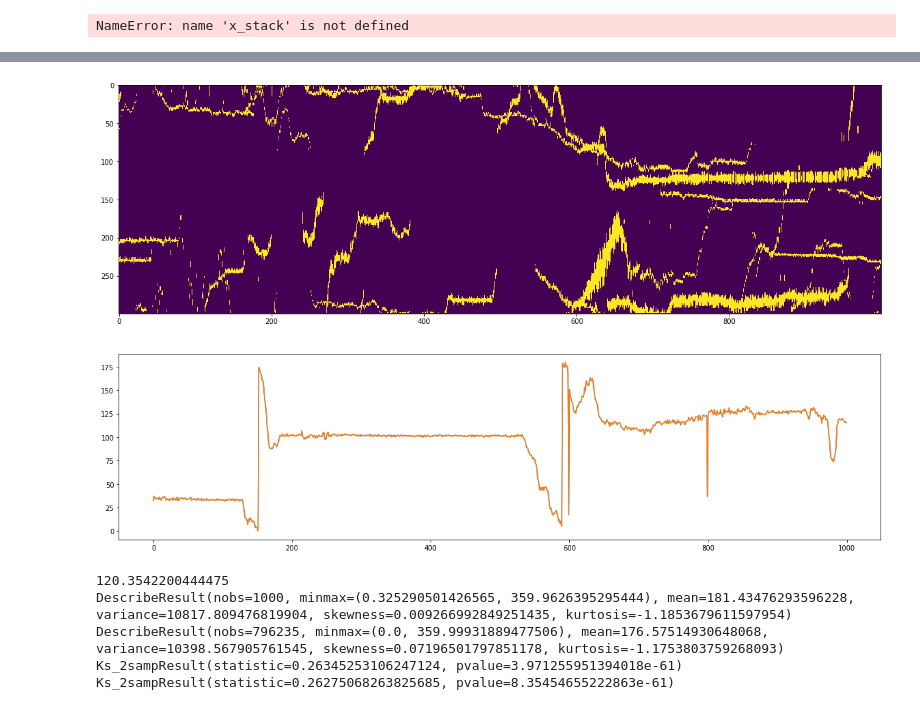
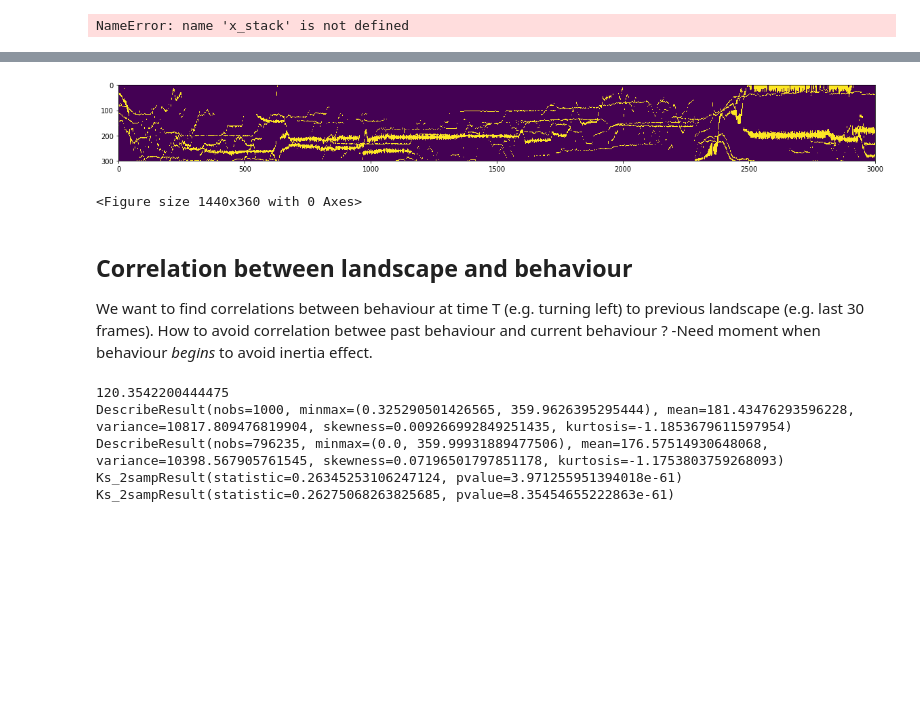
Before and after one commit to StrepsipZerg/flyDtracker, a Jupyter notebook: testing.ipynb, the cells around one changed output, grey strips where cells are left out. Cells and saved outputs as stored; diff of their text form; code cells hidden in the pictures; blank space fills up the shorter version.

Commit message:
updating files, adding flyvision function

```diff
--- a/testing.ipynb
+++ b/testing.ipynb
@@ -136,24 +138,62 @@ NameError: name 'x_stack' is not defined
     #Convert everything into a simple matrix of occupied pixels
 
 stack = flyD.get_ori_pickle('6flies_1')
-hue = flyD.landscape(stack, 2)
+identity = 3
+hue = flyD.landscape(stack, identity)
 
 
 #fig, ax_meanposmap = plt.subplots(figsize=(200,20))
 #ax_meanposmap.imshow(X=hue[:1000,])
 
-hue = np.transpose(hue)
+time_range = range(3000)
+
+hue_trans = np.transpose(hue)
 fig, ax_meanposmap = plt.subplots(figsize=(20,200))
-ax_meanposmap.imshow(X=hue[...,:1000])
+ax_meanposmap.imshow(X=hue_trans[...,time_range])
 plt.figure(figsize=(20,5))
 
-plt.plot(focusfly.orientations[:1000])
+focusfly = copy.deepcopy(stack[2])
+focusfly.orientations = focusfly.ori_correc()
 
-focusfly = copy.deepcopy(stack[2])
-focusfly.ori_correc()
+# plt.plot(fly_correc.orientations)
+# plt.plot(focusfly.orientations[time_range])
+# plt.plot(focusfly.speeds[time_range])
 
-#plt.plot(fly_correc.orientations)
-plt.plot(focusfly.orientations[:1000])
+
+def gifit(vision_lines, downlim, uplim):
+    frame_range = range(downlim, uplim)
+    vision_matrix = list()
+    for line in vision_lines[frame_range,]:
+        line_stack = np.stack([line,line])
+        for _ in range(3):
+            line_stack = np.vstack([line_stack,line_stack])
+
+        col_layer1 = np.zeros_like(line_stack)
+        col_layer1[line_stack == 1] = 220
+
+        col_layer2 = np.zeros_like(line_stack)
+        col_layer2[line_stack == 1] = 150
+
+        cols = np.stack([line_stack,col_layer1, col_layer2], axis =-1)
+        vision_matrix.append(cols)
+
+    vision_matrix = np.stack(vision_matrix)
+
+
+
+#         line_stack = np.transpose(line_stack)
+#         fig, ax_meanposmap = plt.subplots(figsize=(32,300))
+#         ax_meanposmap.imshow(X=line_stack)
+    inputdict={'-r': '30'}
+    outputdict={'-vcodec': 'libx264', '-pix_fmt': 'yuv420p', '-r': '30'}
+    file_name = "flyvision_fly"+str(identity)+".avi"
+    writer = skvideo.io.FFmpegWriter(file_name, inputdict, outputdict)
+    n_frames = int(uplim - downlim)
+    for i in range(n_frames):
+        writer.writeFrame(vision_matrix[i,:,:,:])
+    writer.close()
+
+gifit(hue, 250, 700)
 # %% [output]
 orientations have been corrected and flipped +90 degrees
 Correlation is  0.08689735104389694
@@ -162,5 +202,11 @@ Wall time: 3.01 s
-[figure, old version]
+[figure, new version]
-[figure, removed]
+<Figure size 1440x360 with 0 Axes>
+# %% [markdown]
+## Correlation between landscape and behaviour
+
+We want to find correlations between behaviour at time T (e.g. turning left) to previous landscape (e.g. last 30 frames).
+How to avoid correlation betwee past behaviour and current behaviour ?
+    -Need moment when behaviour *begins* to avoid inertia effect.
 # %%
 rel_flies = flyD.relative_set(flyD.get_ori_pickle('6flies_2'))
 
```
Also changed, not shown: parts of 2 cells of this notebook.
